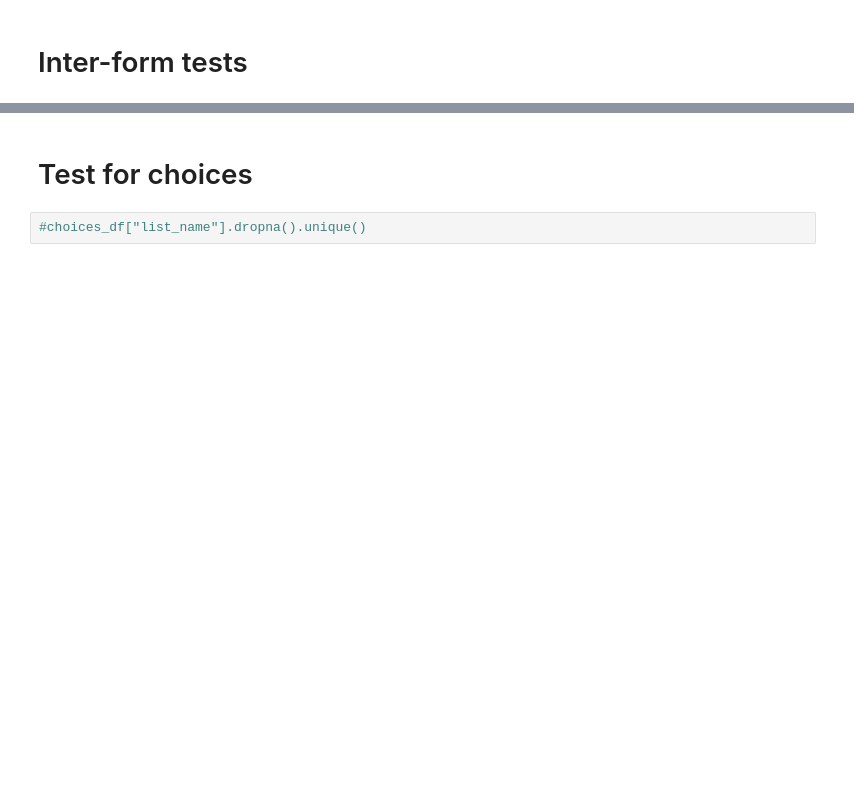
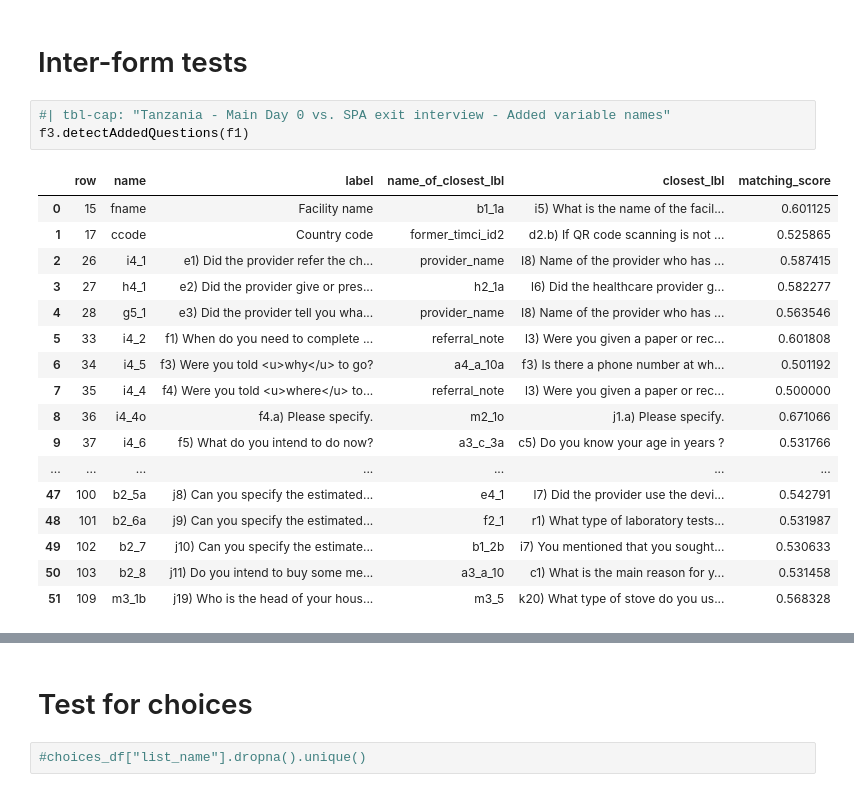
Before and after one commit to Research-IT-Swiss-TPH/dct-comparator, a Jupyter notebook: extract_info_from_xlsforms.ipynb, the cells around one changed output, grey strips where cells are left out. Saved outputs shown, nothing was run; the diff lists cells and outputs as text; blank space fills up the shorter version.

```diff
--- a/extract_info_from_xlsforms.ipynb
+++ b/extract_info_from_xlsforms.ipynb
@@ -193,2 +205,23 @@ minor
 # %% [markdown]
 # Inter-form tests
+# %%
+#| tbl-cap: "Tanzania - Main Day 0 vs. SPA exit interview - Added variable names"
+f3.detectAddedQuestions(f1)
+# %% [output]
+|  | row | name | label | name_of_closest_lbl | closest_lbl | matching_score |
+| 0 | 15 | fname | Facility name | b1_1a | i5) What is the name of the facil... | 0.601125 |
+| 1 | 17 | ccode | Country code | former_timci_id2 | d2.b) If QR code scanning is not ... | 0.525865 |
+| 2 | 26 | i4_1 | e1) Did the provider refer the ch... | provider_name | I8) Name of the provider who has ... | 0.587415 |
+| 3 | 27 | h4_1 | e2) Did the provider give or pres... | h2_1a | l6) Did the healthcare provider g... | 0.582277 |
+| 4 | 28 | g5_1 | e3) Did the provider tell you wha... | provider_name | I8) Name of the provider who has ... | 0.563546 |
+| 5 | 33 | i4_2 | f1) When do you need to complete ... | referral_note | l3) Were you given a paper or rec... | 0.601808 |
+| 6 | 34 | i4_5 | f3) Were you told <u>why</u> to go? | a4_a_10a | f3) Is there a phone number at wh... | 0.501192 |
+| 7 | 35 | i4_4 | f4) Were you told <u>where</u> to... | referral_note | l3) Were you given a paper or rec... | 0.500000 |
+| 8 | 36 | i4_4o | f4.a) Please specify. | m2_1o | j1.a) Please specify. | 0.671066 |
+| 9 | 37 | i4_6 | f5) What do you intend to do now? | a3_c_3a | c5) Do you know your age in years ? | 0.531766 |
+| ... | ... | ... | ... | ... | ... | ... |
+| 47 | 100 | b2_5a | j8) Can you specify the estimated... | e4_1 | l7) Did the provider use the devi... | 0.542791 |
+| 48 | 101 | b2_6a | j9) Can you specify the estimated... | f2_1 | r1) What type of laboratory tests... | 0.531987 |
+| 49 | 102 | b2_7 | j10) Can you specify the estimate... | b1_2b | i7) You mentioned that you sought... | 0.530633 |
+| 50 | 103 | b2_8 | j11) Do you intend to buy some me... | a3_a_10 | c1) What is the main reason for y... | 0.531458 |
+| 51 | 109 | m3_1b | j19) Who is the head of your hous... | m3_5 | k20) What type of stove do you us... | 0.568328 |
```
Also changed, not shown: parts of 20 cells of this notebook, 2 other files.
